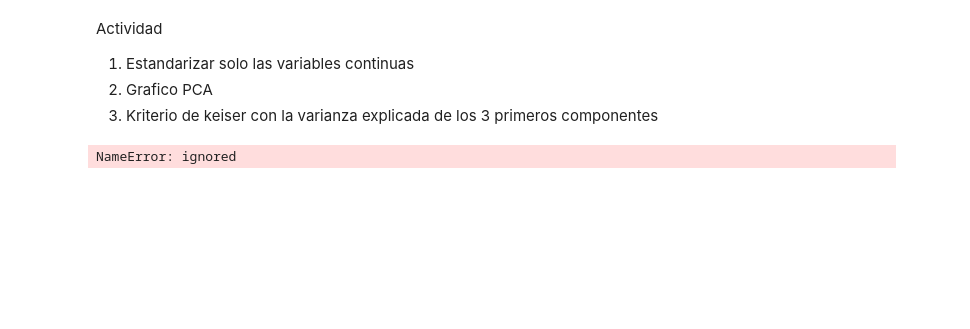
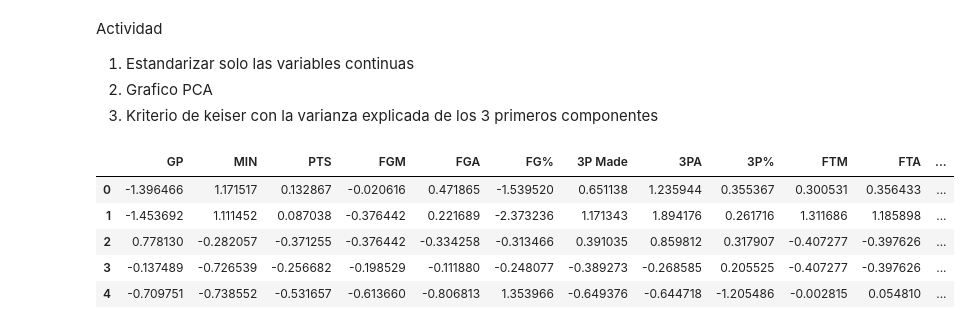
Before and after one commit to Yes197/Miscelanea, a Jupyter notebook: Ejercicios Basico/nivel1_8.ipynb, the cells around one changed output. Saved outputs shown, nothing was run; the diff lists cells and outputs as text; code cells hidden in the pictures; blank space fills up the shorter version.

```diff
--- a/Ejercicios Basico/nivel1_8.ipynb
+++ b/Ejercicios Basico/nivel1_8.ipynb
@@ -727,11 +762,6 @@ Actividad
 # %%
-from sklearn.preprocessing import StandardScaler
 #Separando las variables continuas
-continuas = ['GP','MIN','PTS','FGM','FGA','FG%','3P Made','3PA','3P%','FTM','FTA','FT%','OREB'
-            ,'DREB','REB','AST','STL','BLK','TOV'
-            ]
+continuas = ['GP','MIN','PTS','FGM','FGA','FG%','3P Made','3PA','3P%','FTM','FTA','FT%','OREB','DREB','REB','AST','STL','BLK','TOV']
 x = df_arrest.loc[:, continuas].values
 #Separando las variable target
 y = df_arrest['TARGET_5Yrs'].tolist()
-# %% [output]
-NameError: ignored
@@ -739,0 +768,14 @@ print('estandarización:', (ej - ej.mean()) / ej.std())
+# %%
+#@title 1. Estandarizar Continuas
+stdsc = StandardScaler()
+x_continuas = df_arrest.loc[:, continuas].values
+x_continuas_std = stdsc.fit_transform(x_continuas)
+x_continuas_std = pd.DataFrame(x_continuas_std, columns=continuas)
+x_continuas_std.head()
+# %% [output]
+|  | GP | MIN | PTS | FGM | FGA | FG% | 3P Made | 3PA | 3P% | FTM | FTA | ... |
+| 0 | -1.396466 | 1.171517 | 0.132867 | -0.020616 | 0.471865 | -1.539520 | 0.651138 | 1.235944 | 0.355367 | 0.300531 | 0.356433 | ... |
+| 1 | -1.453692 | 1.111452 | 0.087038 | -0.376442 | 0.221689 | -2.373236 | 1.171343 | 1.894176 | 0.261716 | 1.311686 | 1.185898 | ... |
+| 2 | 0.778130 | -0.282057 | -0.371255 | -0.376442 | -0.334258 | -0.313466 | 0.391035 | 0.859812 | 0.317907 | -0.407277 | -0.397626 | ... |
+| 3 | -0.137489 | -0.726539 | -0.256682 | -0.198529 | -0.111880 | -0.248077 | -0.389273 | -0.268585 | 0.205525 | -0.407277 | -0.397626 | ... |
+| 4 | -0.709751 | -0.738552 | -0.531657 | -0.613660 | -0.806813 | 1.353966 | -0.649376 | -0.644718 | -1.205486 | -0.002815 | 0.054810 | ... |
```
Also changed, not shown: parts of 12 cells of this notebook.
